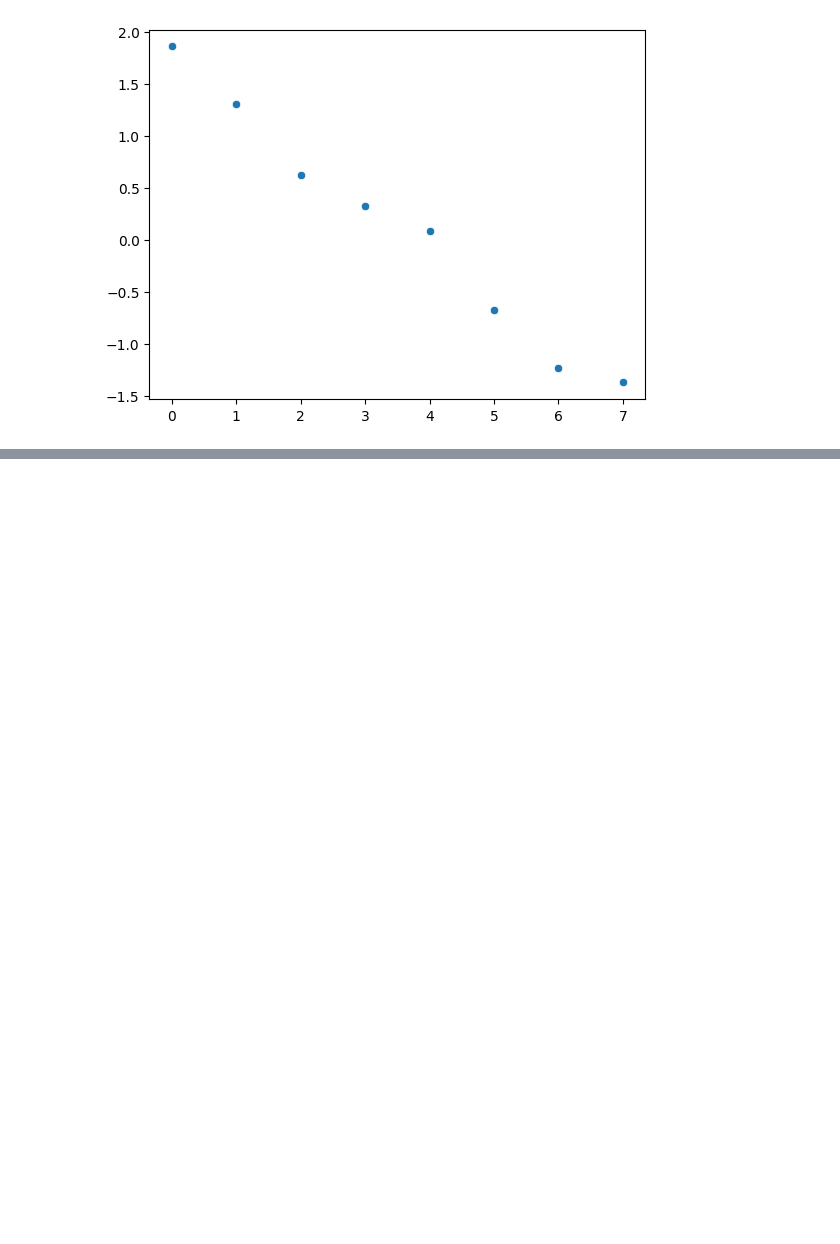
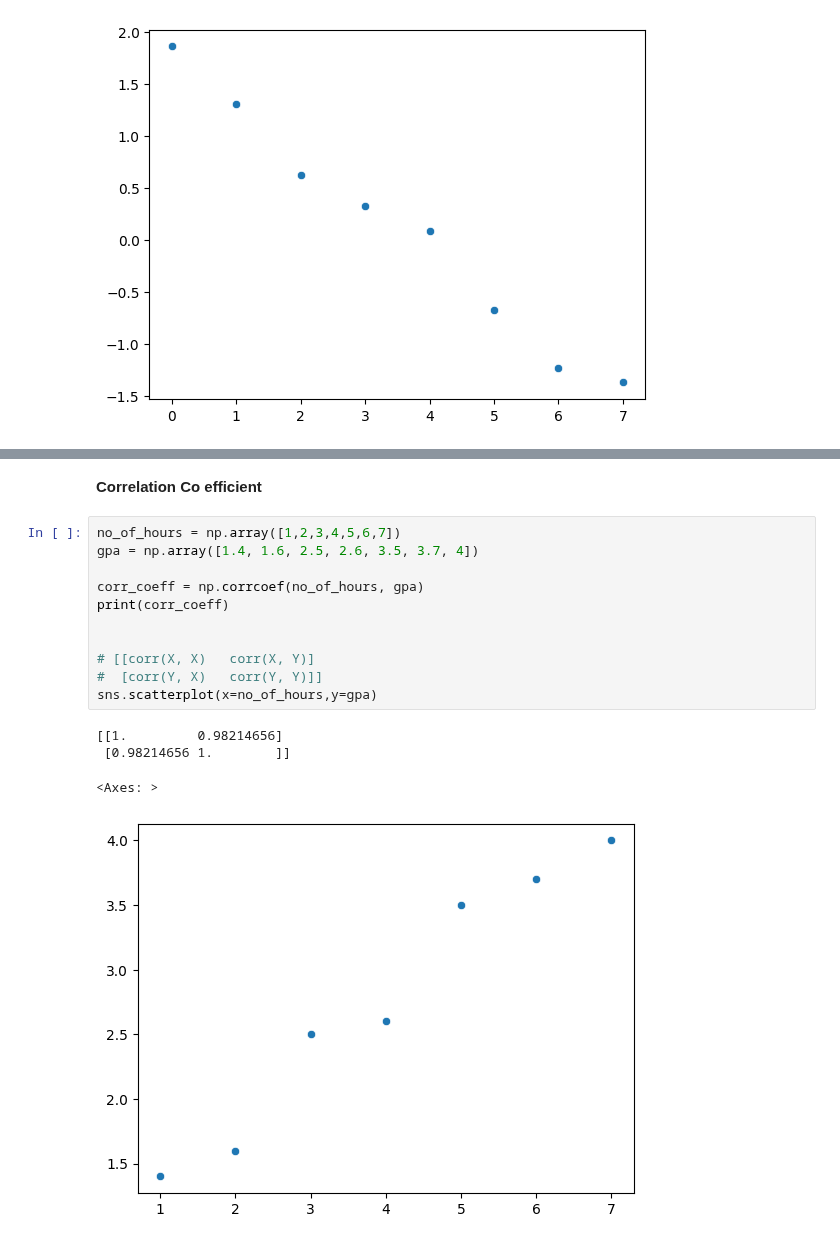
Before and after one commit to Haseebi-khan/MachineLearning, a Jupyter notebook: MachineLearning2.ipynb, the cells around one changed output, grey strips where cells are left out. Cells and saved outputs as stored; diff of their text form; blank space fills up the shorter version.

```diff
--- a/MachineLearning2.ipynb
+++ b/MachineLearning2.ipynb
@@ -107,0 +123,18 @@ cov(y,x),var(y):  -> [-2.81571429  1.34362143]
+# %% [markdown]
+**Correlation Co efficient**
+# %%
+no_of_hours = np.array([1,2,3,4,5,6,7])
+gpa = np.array([1.4, 1.6, 2.5, 2.6, 3.5, 3.7, 4])
+
+corr_coeff = np.corrcoef(no_of_hours, gpa)
+print(corr_coeff)
+
+
+# [[corr(X, X)   corr(X, Y)]
+#  [corr(Y, X)   corr(Y, Y)]]
+sns.scatterplot(x=no_of_hours,y=gpa)
+# %% [output]
+[[1.         0.98214656]
+ [0.98214656 1.        ]]
+<Axes: >
+[figure, added]
```
Also changed, not shown: parts of 2 cells of this notebook.
